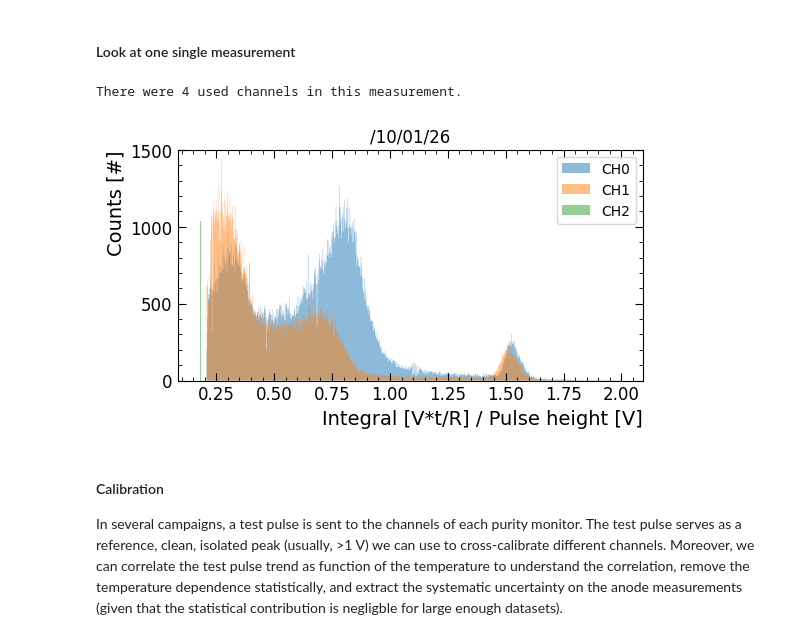
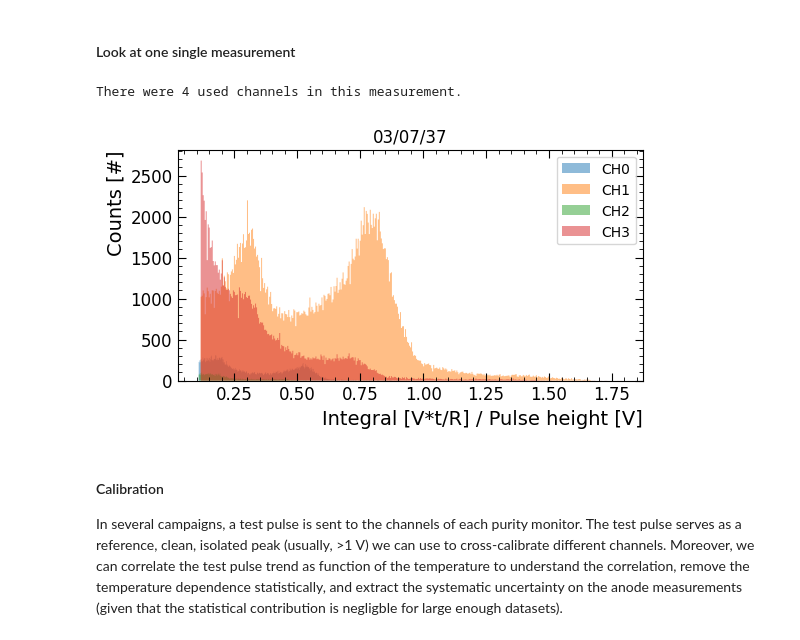
Before and after one commit to rtriozzi/pmana, a Jupyter notebook: notebooks/calibration/pmana_CERN_calibration.ipynb, the cells around one changed output. Cells and saved outputs as stored; diff of their text form; code cells hidden in the pictures.

```diff
--- a/notebooks/calibration/pmana_CERN_calibration.ipynb
+++ b/notebooks/calibration/pmana_CERN_calibration.ipynb
@@ -12,38 +12,40 @@ import pmana.utils
 # %%
 fig, ax = plt.subplots(figsize=(6,3))
 
-MEASUREMENT = '/10/01/26'
+YEAR = '2025'
+MONTH = 'Nov'
+MEASUREMENT = '03/07/37'
 # extract a measurement
 Data = pmana.utils.io.ExtractSingleMeasurement(
-    f"../../data/cern/2025_Dec{MEASUREMENT}/",
+    f"../../data/cern/{YEAR}_{MONTH}/{MEASUREMENT}/",
     DELIMITER = ","
 )
 print(f"There were {len(Data)} used channels in this measurement.")
 
-CHs = [1, 2, 3]
+CHs = [1, 2, 3, 4]
 for ch in CHs:
     # plot channel data
     pmana.utils.plotting.PlotSingleChannel(
         Data[ch-1],
         ax,
         channel = ch-1,
         rebin = False,
         debug = False,
         DISPLAY_FIT = False
     )
 
 ax = pmana.utils.plotting.UpdateMatplotlibStyle(
     ax,
     "Integral [V*t/R] / Pulse height [V]",
     "Counts [#]"
 )
 
 ax.legend()
 ax.set_title(f"{MEASUREMENT}")
 plt.show()
 # %% [output]
 There were 4 used channels in this measurement.
-[figure, old version]
+[figure, new version]
 # %% [markdown]
 #### Calibration
 
```
Also changed, not shown: parts of 25 cells of this notebook.
